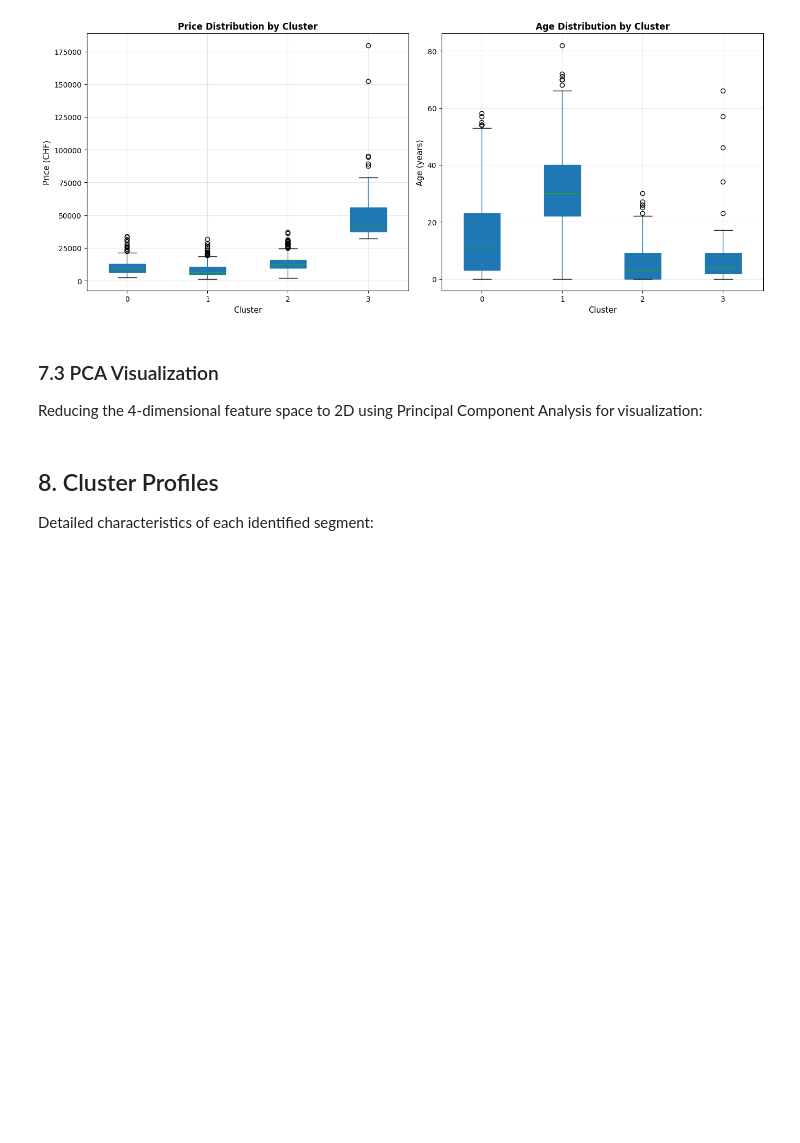
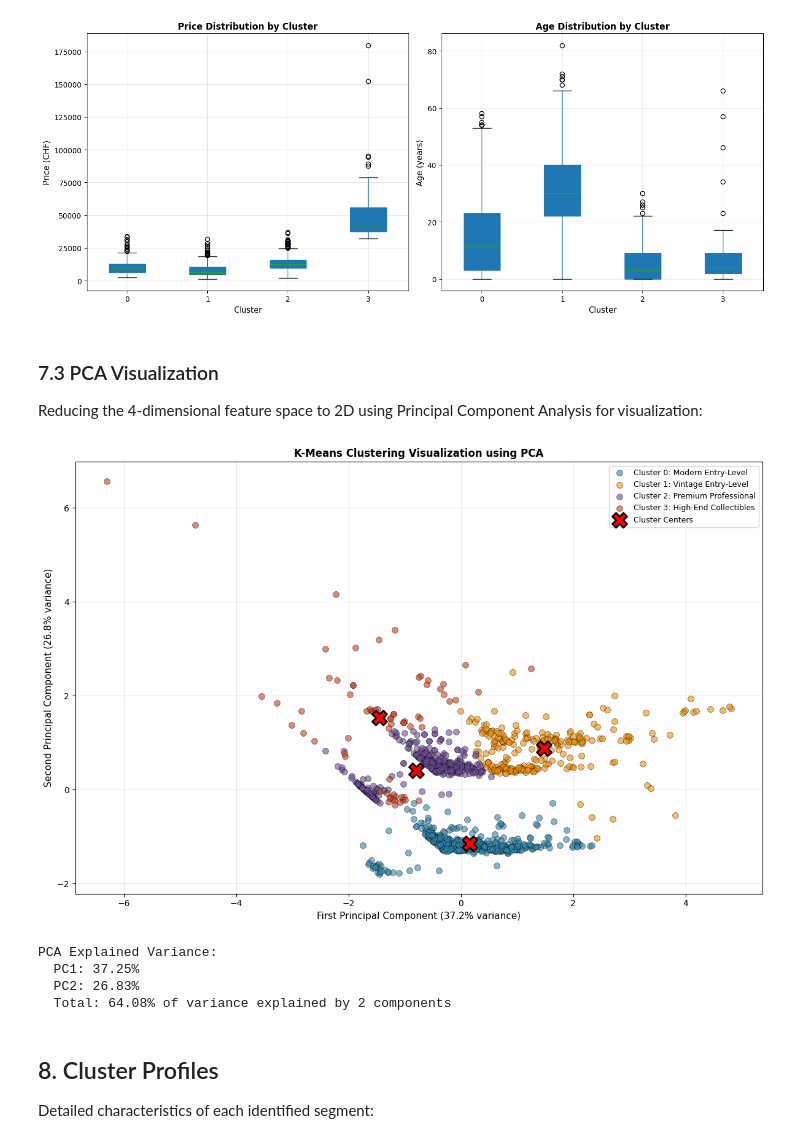
Before and after one commit to adisaljusi/data_analytics, a Jupyter notebook: final/06_clustering_analysis.ipynb, the cells around one changed output. Cells and saved outputs as stored; diff of their text form; code cells hidden in the pictures; blank space fills up the shorter version.

```diff
--- a/final/06_clustering_analysis.ipynb
+++ b/final/06_clustering_analysis.ipynb
@@ -309,34 +311,40 @@ fig, ax = plt.subplots(1, 1, figsize=(12, 8))
 
 # Plot each cluster with different colors
 colors = ['#2E86AB', '#F18F01', '#6A4C93', '#C73E1D']
 cluster_names = ['Cluster 0: Modern Entry-Level', 'Cluster 1: Vintage Entry-Level',
                  'Cluster 2: Premium Professional', 'Cluster 3: High-End Collectibles']
 
 for i in range(4):
     mask = clusters == i
     ax.scatter(X_pca[mask, 0], X_pca[mask, 1],
                c=colors[i], label=cluster_names[i],
                alpha=0.6, s=50, edgecolors='black', linewidth=0.5)
 
 # Add cluster centers in PCA space
 centers_pca = pca.transform(kmeans.cluster_centers_)
 ax.scatter(centers_pca[:, 0], centers_pca[:, 1],
            c='red', marker='X', s=300, edgecolors='black', linewidth=2,
-           label='Cluster Centers', zindex=10)
+           label='Cluster Centers', zorder=10)
 
 ax.set_xlabel(f'First Principal Component ({pca.explained_variance_ratio_[0]*100:.1f}% variance)', fontsize=11)
 ax.set_ylabel(f'Second Principal Component ({pca.explained_variance_ratio_[1]*100:.1f}% variance)', fontsize=11)
 ax.set_title('K-Means Clustering Visualization using PCA', fontsize=12, fontweight='bold')
 ax.legend(loc='best', fontsize=9)
 ax.grid(alpha=0.3)
 
 plt.tight_layout()
 plt.show()
 
 print(f"PCA Explained Variance:")
 print(f"  PC1: {pca.explained_variance_ratio_[0]*100:.2f}%")
 print(f"  PC2: {pca.explained_variance_ratio_[1]*100:.2f}%")
 print(f"  Total: {sum(pca.explained_variance_ratio_)*100:.2f}% of variance explained by 2 components")
+# %% [output]
+[figure, added]
+PCA Explained Variance:
+  PC1: 37.25%
+  PC2: 26.83%
+  Total: 64.08% of variance explained by 2 components
 # %% [markdown]
 ## 8. Cluster Profiles
 
```
Also changed, not shown: parts of 8 cells of this notebook.
